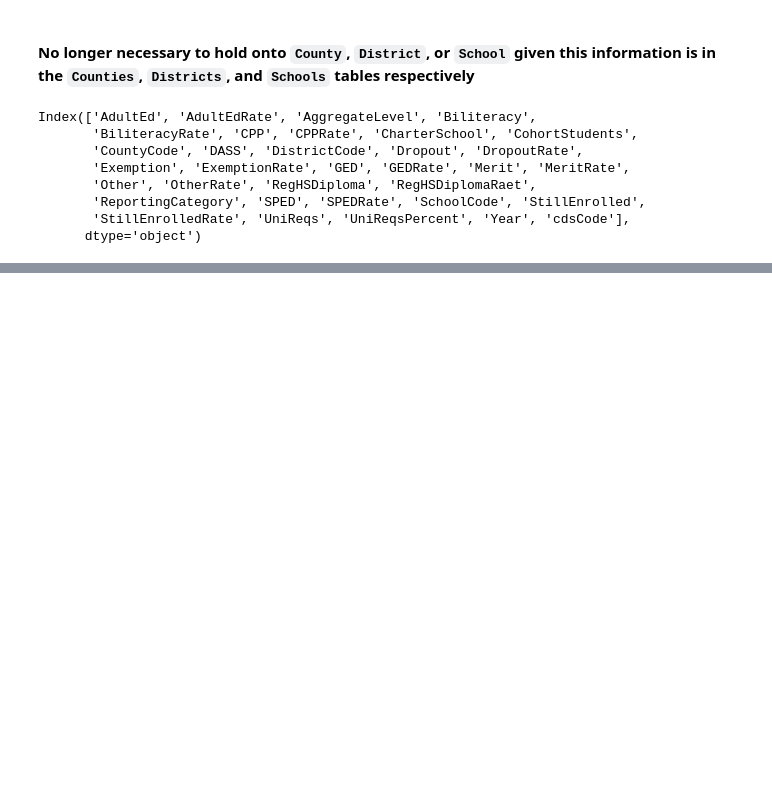
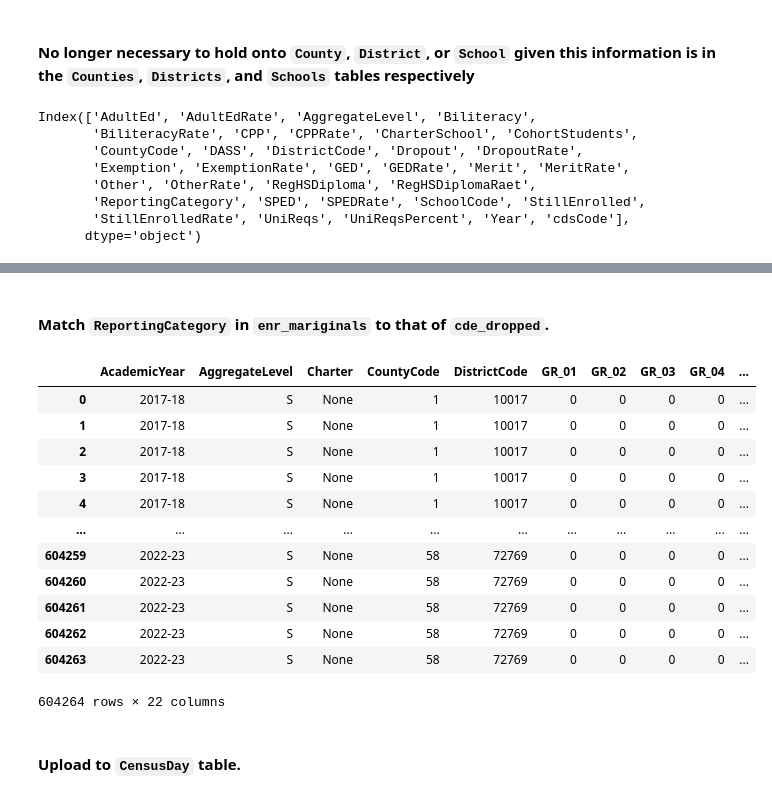
Before and after one commit to PENTASHIFT/DS-Capstone-Project, a Jupyter notebook: exploration/data_processing.ipynb, the cells around one changed output, grey strips where cells are left out. Drawn from its saved outputs; the diff is of its cells as text; code cells hidden in the pictures; blank space fills up the shorter version.

```diff
--- a/exploration/data_processing.ipynb
+++ b/exploration/data_processing.ipynb
@@ -573,0 +767,36 @@ con.close()
+# %% [markdown]
+#### Match `ReportingCategory` in `enr_mariginals` to that of `cde_dropped`.
+# %%
+# Gender
+enr_marginals.loc[enr_marginals["ReportingCategory"] == "M", "ReportingCategory"] = "GN_M"  # Male
+enr_marginals.loc[enr_marginals["ReportingCategory"] == "F", "ReportingCategory"] = "GN_F"  # Female
+enr_marginals.loc[enr_marginals["ReportingCategory"] == "Z", "ReportingCategory"] = "GN_Z"  # Missing
+
+# Race
+enr_marginals.loc[enr_marginals["ReportingCategory"] == 0, "ReportingCategory"] = "RE_D"  # Not Reported
+enr_marginals.loc[enr_marginals["ReportingCategory"] == 1, "ReportingCategory"] = "RE_I"  # American Indian or Alaska Native
+enr_marginals.loc[enr_marginals["ReportingCategory"] == 2, "ReportingCategory"] = "RE_A"  # Asian
+enr_marginals.loc[enr_marginals["ReportingCategory"] == 3, "ReportingCategory"] = "RE_P"  # Pacific Islander
+enr_marginals.loc[enr_marginals["ReportingCategory"] == 4, "ReportingCategory"] = "RE_F"  # Filipino
+enr_marginals.loc[enr_marginals["ReportingCategory"] == 5, "ReportingCategory"] = "RE_H"  # Hispanic or Latino
+enr_marginals.loc[enr_marginals["ReportingCategory"] == 6, "ReportingCategory"] = "RE_B"  # African American
+enr_marginals.loc[enr_marginals["ReportingCategory"] == 7, "ReportingCategory"] = "RE_W"  # White
+enr_marginals.loc[enr_marginals["ReportingCategory"] == 9, "ReportingCategory"] = "RE_T"  # Two or More Races
+
+enr_marginals
+# %% [output]
+|  | AcademicYear | AggregateLevel | Charter | CountyCode | DistrictCode | GR_01 | GR_02 | GR_03 | GR_04 | ... |
+| 0 | 2017-18 | S | None | 1 | 10017 | 0 | 0 | 0 | 0 | ... |
+| 1 | 2017-18 | S | None | 1 | 10017 | 0 | 0 | 0 | 0 | ... |
+| 2 | 2017-18 | S | None | 1 | 10017 | 0 | 0 | 0 | 0 | ... |
+| 3 | 2017-18 | S | None | 1 | 10017 | 0 | 0 | 0 | 0 | ... |
+| 4 | 2017-18 | S | None | 1 | 10017 | 0 | 0 | 0 | 0 | ... |
+| ... | ... | ... | ... | ... | ... | ... | ... | ... | ... | ... |
+| 604259 | 2022-23 | S | None | 58 | 72769 | 0 | 0 | 0 | 0 | ... |
+| 604260 | 2022-23 | S | None | 58 | 72769 | 0 | 0 | 0 | 0 | ... |
+| 604261 | 2022-23 | S | None | 58 | 72769 | 0 | 0 | 0 | 0 | ... |
+| 604262 | 2022-23 | S | None | 58 | 72769 | 0 | 0 | 0 | 0 | ... |
+| 604263 | 2022-23 | S | None | 58 | 72769 | 0 | 0 | 0 | 0 | ... |
+604264 rows × 22 columns
+# %% [markdown]
+#### Upload to `CensusDay` table.
```
Also changed, not shown: parts of 17 cells of this notebook, 2 other files.
